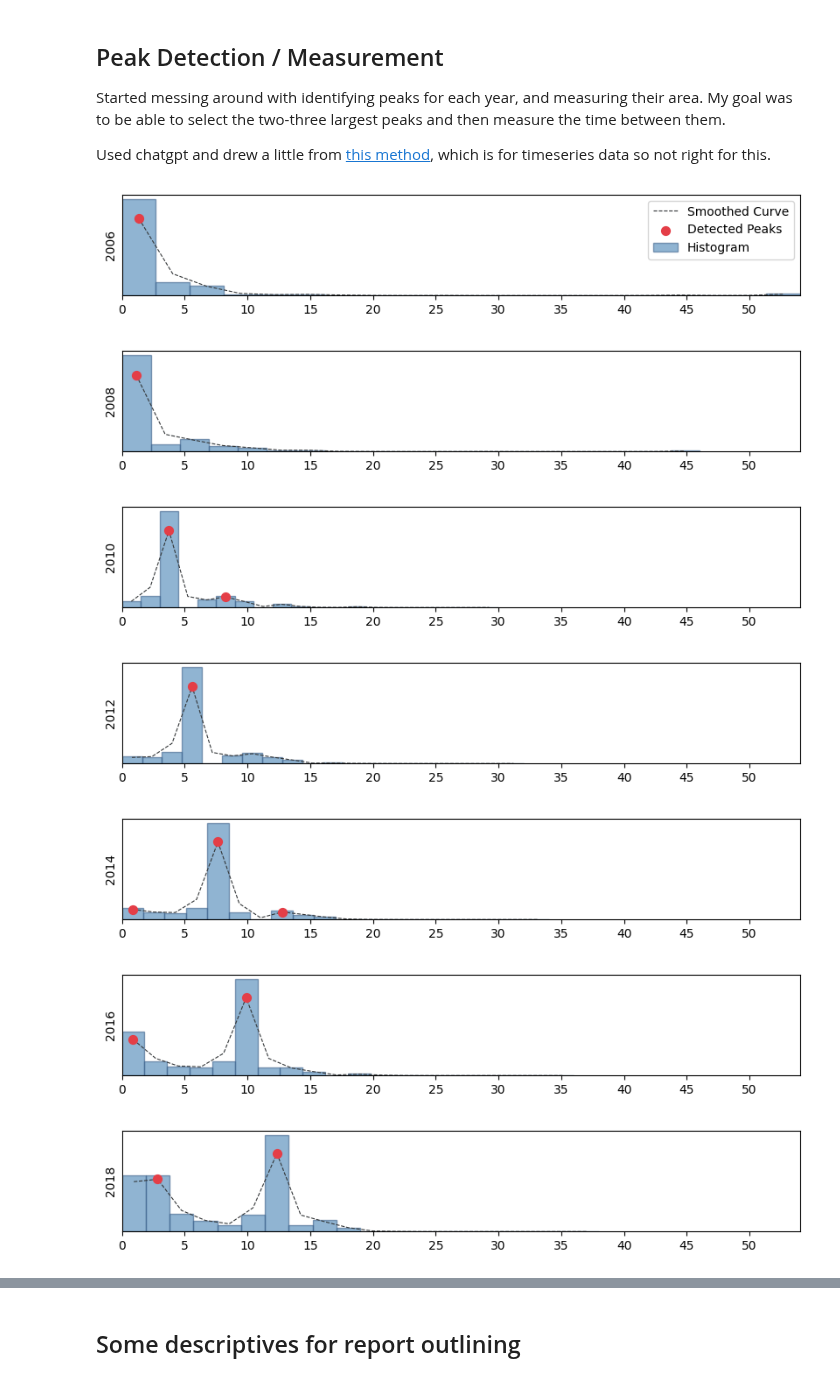
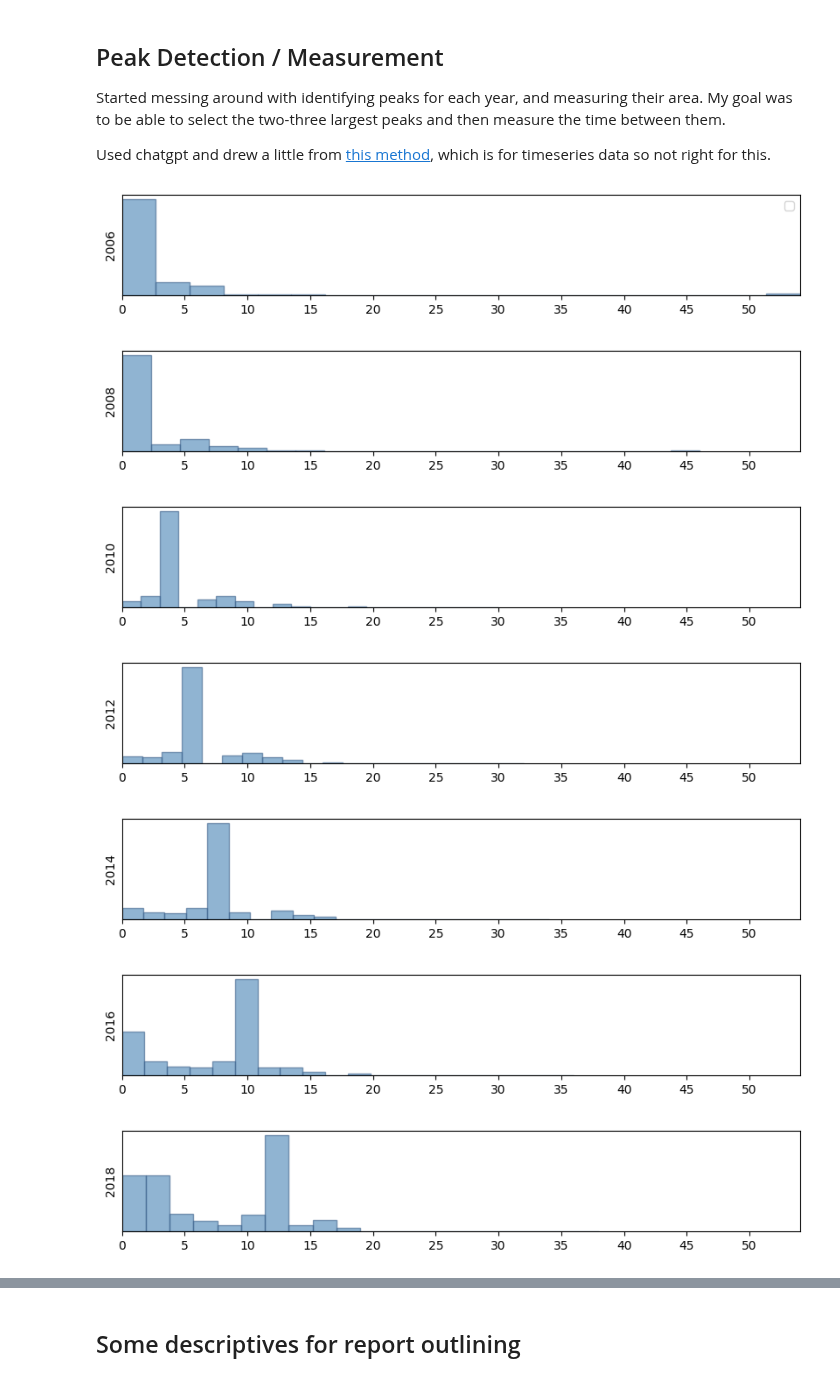
Before and after one commit to Bipartisan-Policy-Center/voting-equipment, a Jupyter notebook: analysis.ipynb, the cells around one changed output, grey strips where cells are left out. Drawn from its saved outputs; the diff is of its cells as text; code cells hidden in the pictures.

Commit message:
removing peaks

```diff
--- a/analysis.ipynb
+++ b/analysis.ipynb
@@ -300,7 +300,7 @@ Used chatgpt and drew a little from [this method](https://stackoverflow.com/ques
 years = voting_df["Year"].unique()
 # %%
 # Peak detection with smoothing and padding
-def get_smoothed_peaks(hist_vals, bin_centers, sigma=0.5, prominence=200, distance=2):
+def get_smoothed_peaks(hist_vals, bin_centers, sigma=0.5, prominence=500, distance=2):
     hist_vals_padded = np.insert(hist_vals, 0, 0)  # Add 0 at beginning to capture first peak
     smoothed_vals = gaussian_filter1d(hist_vals_padded, sigma=sigma)  # Apply Gaussian smoothing
     peak_indices, properties = scipy.signal.find_peaks(smoothed_vals, prominence=prominence, distance=distance)
@@ -319,45 +319,48 @@ for year in years:
 
 
     # Compute histogram
-    hist_vals, bin_edges = np.histogram(y, bins=20, density=False)
+    hist_vals, bin_edges = np.histogram(y, bins=20, density=False) # 15 or 16 works better if using peaks
     bin_centers = (bin_edges[:-1] + bin_edges[1:]) / 2  # Get bin centers
 
     # Use modified peak detection with smoothing
     peak_indices, smoothed_vals, peak_heights = get_smoothed_peaks(hist_vals, bin_centers)
 
     # Store detected peaks in DataFrame
     for i, peak in enumerate(bin_centers[peak_indices]):
         peak_data.append({"Year": year, "Peak Value": peak, "Peak Height": peak_heights[i]})
 
     # Plot histogram
     plt.figure(figsize=(10, 1.5))
-    plt.bar(bin_centers, hist_vals, width=np.diff(bin_edges), alpha=0.6, color="steelblue", label="Histogram",edgecolor=blue)
+    plt.bar(bin_centers, hist_vals, width=np.diff(bin_edges), alpha=0.6, color="steelblue", edgecolor=blue)
 
-    # Overlay smoothed line
-    plt.plot(bin_centers, smoothed_vals, color=bpc_darkgray, linestyle="dashed", label="Smoothed Curve",linewidth=.8)
+    # UNCOMMENT TO ADD PEAKS AND SMOOTHED LINE
 
-    # Overlay detected peaks
-    plt.scatter(bin_centers[peak_indices], smoothed_vals[peak_indices], color=red, label="Detected Peaks", s=50, zorder=3)
+    # # Overlay smoothed line
+    # plt.plot(bin_centers, smoothed_vals, color=bpc_darkgray, linestyle="dashed", label="Smoothed Curve",linewidth=.8)
+
+    # # Overlay detected peaks
+    # plt.scatter(bin_centers[peak_indices], smoothed_vals[peak_indices], color=red, label="Detected Peaks", s=50, zorder=3)
+
 
     # Formatting
     plt.xlim(global_xmin, global_xmax)  # Ensure consistent x-axis limits
     plt.xticks(np.arange(global_xmin, global_xmax + 1, step=5))  # Adjust step size if needed
     plt.yticks([])  # Remove y-axis labels
     plt.ylabel(f"{year}")
 
     if year == min(years):
         plt.legend()
 
     plt.savefig(f"figs/{year}.png",bbox_inches='tight')
     plt.show()
 
 # Convert detected peak data to DataFrame
 peak_df = pd.DataFrame(peak_data)
 # %% [output]
-[figure, old version]
+[figure, new version]
-[figure, old version]
+[figure, new version]
-[figure, old version]
+[figure, new version]
-[figure, old version]
+[figure, new version]
-[figure, old version]
+[figure, new version]
-[figure, old version]
+[figure, new version]
-[figure, old version]
+[figure, new version]
```
Also changed, not shown: parts of 6 cells of this notebook, 12 other files.
